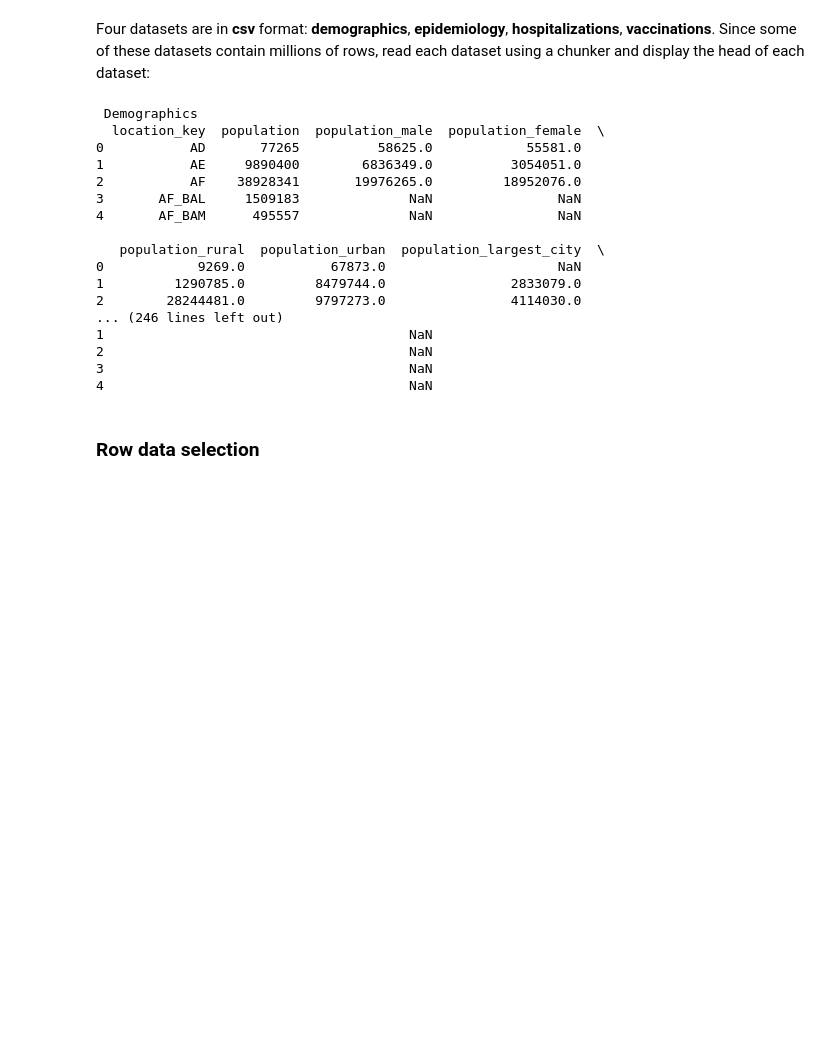
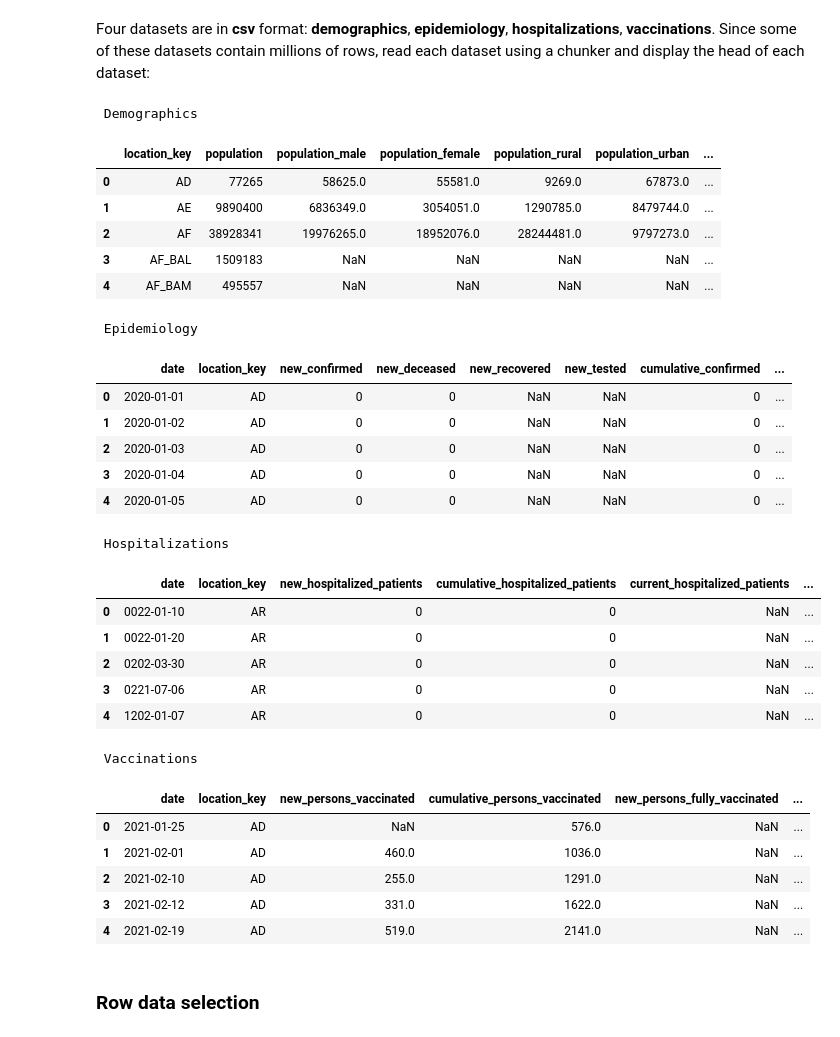
Before and after one commit to DenniseMc/cpsc_project, a Jupyter notebook: project_combine.ipynb, the cells around one changed output. Saved outputs shown, nothing was run; the diff lists cells and outputs as text; code cells hidden in the pictures; blank space fills up the shorter version.

Commit message:
display head

```diff
--- a/project_combine.ipynb
+++ b/project_combine.ipynb
@@ -134,35 +134,46 @@ Four datasets are in **csv** format: **demographics**, **epidemiology**, **hospi
 # %%
 data_files_csv = [
     "demographics.csv",
     "epidemiology.csv",
     "hospitalizations.csv",
     "vaccinations.csv"
 ]
 
 for file in data_files_csv:
     chunker = pd.read_csv(f'./data/{file}', chunksize=1000, keep_default_na=False, na_values=na_values)
     print("\n\033[1m", file.replace(".csv", "").title(), "\033[0m")
     for chunk in chunker:
-        print(chunk.head())
+        display(chunk.head())
         break
 # %% [output]
  Demographics
-  location_key  population  population_male  population_female  \
-0           AD       77265          58625.0            55581.0
-1           AE     9890400        6836349.0          3054051.0
-2           AF    38928341       19976265.0         18952076.0
-3       AF_BAL     1509183              NaN                NaN
-4       AF_BAM      495557              NaN                NaN
-
-   population_rural  population_urban  population_largest_city  \
-0            9269.0           67873.0                      NaN
-1         1290785.0         8479744.0                2833079.0
-2        28244481.0         9797273.0                4114030.0
-... (246 lines left out)
-1                                       NaN
-2                                       NaN
-3                                       NaN
-4                                       NaN
+|  | location_key | population | population_male | population_female | population_rural | population_urban | ... |
+| 0 | AD | 77265 | 58625.0 | 55581.0 | 9269.0 | 67873.0 | ... |
+| 1 | AE | 9890400 | 6836349.0 | 3054051.0 | 1290785.0 | 8479744.0 | ... |
+| 2 | AF | 38928341 | 19976265.0 | 18952076.0 | 28244481.0 | 9797273.0 | ... |
+| 3 | AF_BAL | 1509183 | NaN | NaN | NaN | NaN | ... |
+| 4 | AF_BAM | 495557 | NaN | NaN | NaN | NaN | ... |
+ Epidemiology
+|  | date | location_key | new_confirmed | new_deceased | new_recovered | new_tested | cumulative_confirmed | ... |
+| 0 | 2020-01-01 | AD | 0 | 0 | NaN | NaN | 0 | ... |
+| 1 | 2020-01-02 | AD | 0 | 0 | NaN | NaN | 0 | ... |
+| 2 | 2020-01-03 | AD | 0 | 0 | NaN | NaN | 0 | ... |
+| 3 | 2020-01-04 | AD | 0 | 0 | NaN | NaN | 0 | ... |
+| 4 | 2020-01-05 | AD | 0 | 0 | NaN | NaN | 0 | ... |
+ Hospitalizations
+|  | date | location_key | new_hospitalized_patients | cumulative_hospitalized_patients | current_hospitalized_patients | ... |
+| 0 | 0022-01-10 | AR | 0 | 0 | NaN | ... |
+| 1 | 0022-01-20 | AR | 0 | 0 | NaN | ... |
+| 2 | 0202-03-30 | AR | 0 | 0 | NaN | ... |
+| 3 | 0221-07-06 | AR | 0 | 0 | NaN | ... |
+| 4 | 1202-01-07 | AR | 0 | 0 | NaN | ... |
+ Vaccinations
+|  | date | location_key | new_persons_vaccinated | cumulative_persons_vaccinated | new_persons_fully_vaccinated | ... |
+| 0 | 2021-01-25 | AD | NaN | 576.0 | NaN | ... |
+| 1 | 2021-02-01 | AD | 460.0 | 1036.0 | NaN | ... |
+| 2 | 2021-02-10 | AD | 255.0 | 1291.0 | NaN | ... |
+| 3 | 2021-02-12 | AD | 331.0 | 1622.0 | NaN | ... |
+| 4 | 2021-02-19 | AD | 519.0 | 2141.0 | NaN | ... |
 # %% [markdown]
 ### <a id='rowselectioncsv'></a> Row data selection
 # %% [markdown]
```
Also changed, not shown: parts of 2 cells of this notebook, 1 other file.
